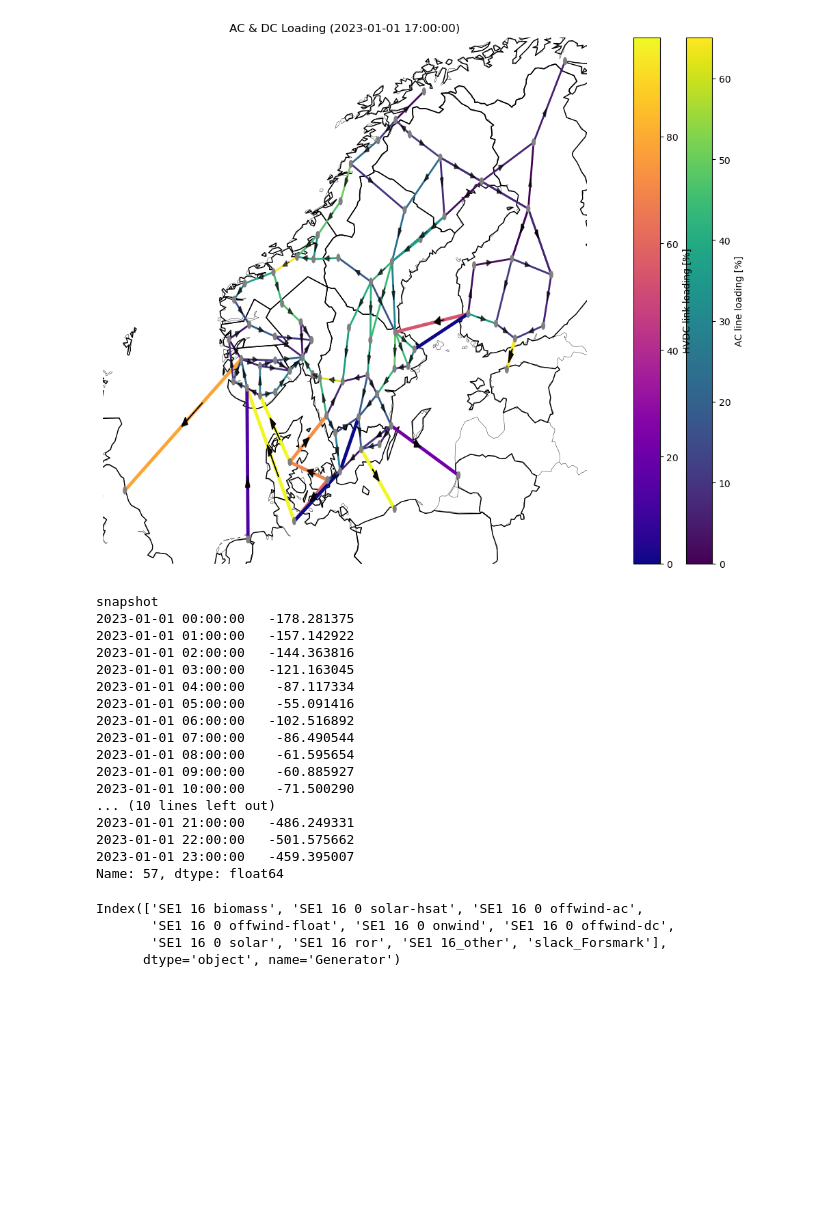
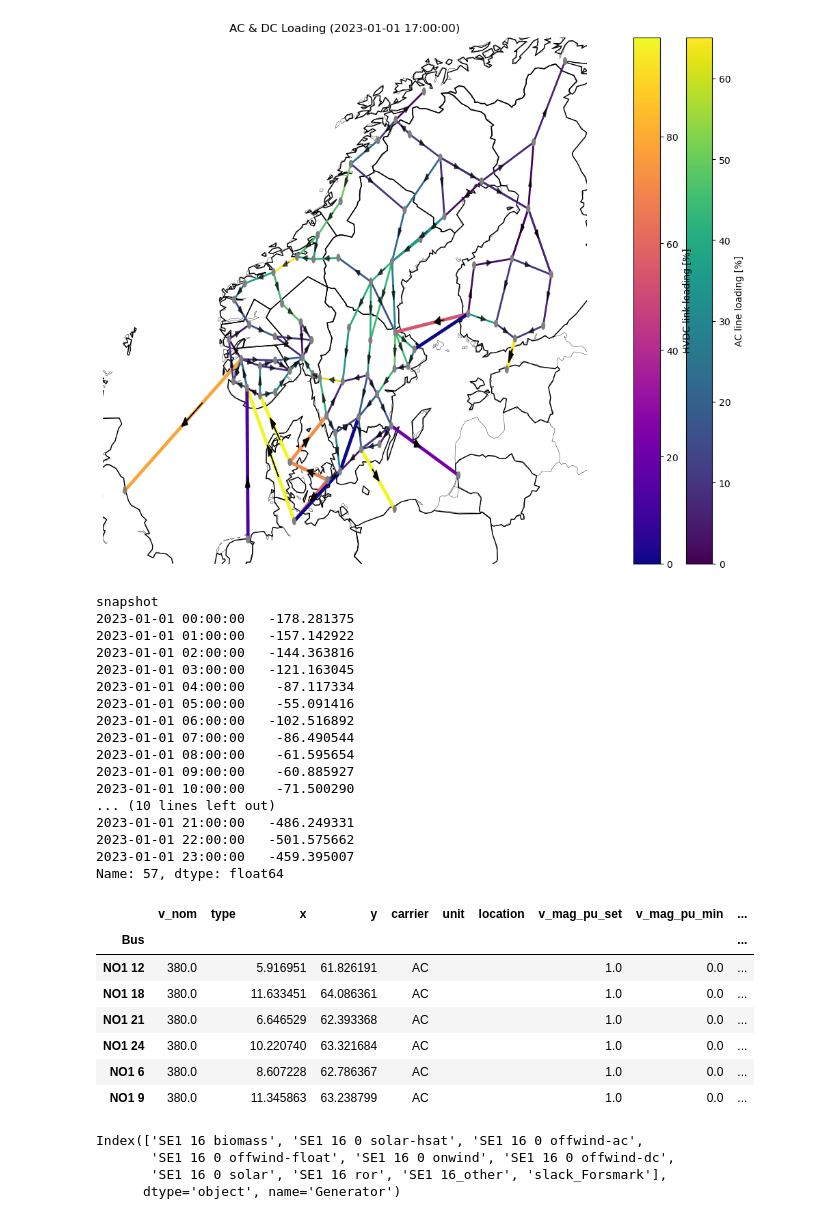
Before and after one commit to Pumpekraftverk/FM4017-Project, a Jupyter notebook: workflow.ipynb, the cells around one changed output. Cells and saved outputs as stored; diff of their text form; code cells hidden in the pictures; blank space fills up the shorter version.

```diff
--- a/workflow.ipynb
+++ b/workflow.ipynb
@@ -606,7 +631,8 @@ distribute_storage_from_shares(n,gens_df)   #storage units
 distribute_loads_by_share(loads_df)
 #distribute_loads_equal(loads_df)
 
-
+n.generators.drop(columns=["Zone", "Tech"], inplace=True)
+n.storage_units.drop(columns=["Zone", "Tech"], inplace=True)
 
 # SKIP ZONE MISMATCH CHECK - Just continue
 print("✅ Network data distributed successfully")
@@ -775,25 +815,35 @@ plot_network_with_loadings(n, snapshot_number=17)
 plot is deprecated as of 0.34 and will be removed in 1.0. Use `n.plot.map()` as a drop-in replacement instead.
 [figure]
 # %%
-n.lines_t.p0['57']
+print(n.lines_t.p0['57'])
+n.buses.zone == 'NO_3'
+n.buses[n.buses.zone == 'NO_3']
 # %% [output]
 snapshot
 2023-01-01 00:00:00   -178.281375
 2023-01-01 01:00:00   -157.142922
 2023-01-01 02:00:00   -144.363816
 2023-01-01 03:00:00   -121.163045
 2023-01-01 04:00:00    -87.117334
 2023-01-01 05:00:00    -55.091416
 2023-01-01 06:00:00   -102.516892
 2023-01-01 07:00:00    -86.490544
 2023-01-01 08:00:00    -61.595654
 2023-01-01 09:00:00    -60.885927
 2023-01-01 10:00:00    -71.500290
 ... (10 lines left out)
 2023-01-01 21:00:00   -486.249331
 2023-01-01 22:00:00   -501.575662
 2023-01-01 23:00:00   -459.395007
 Name: 57, dtype: float64
+|  | v_nom | type | x | y | carrier | unit | location | v_mag_pu_set | v_mag_pu_min | ... |
+| Bus |  |  |  |  |  |  |  |  |  | ... |
+| NO1 12 | 380.0 |  | 5.916951 | 61.826191 | AC |  |  | 1.0 | 0.0 | ... |
+| NO1 18 | 380.0 |  | 11.633451 | 64.086361 | AC |  |  | 1.0 | 0.0 | ... |
+| NO1 21 | 380.0 |  | 6.646529 | 62.393368 | AC |  |  | 1.0 | 0.0 | ... |
+| NO1 24 | 380.0 |  | 10.220740 | 63.321684 | AC |  |  | 1.0 | 0.0 | ... |
+| NO1 6 | 380.0 |  | 8.607228 | 62.786367 | AC |  |  | 1.0 | 0.0 | ... |
+| NO1 9 | 380.0 |  | 11.345863 | 63.238799 | AC |  |  | 1.0 | 0.0 | ... |
 # %%
 #ac_flows_df
 #n.buses.zone["NO1 0"]
```
Also changed, not shown: parts of 34 cells of this notebook, 9 other files.
